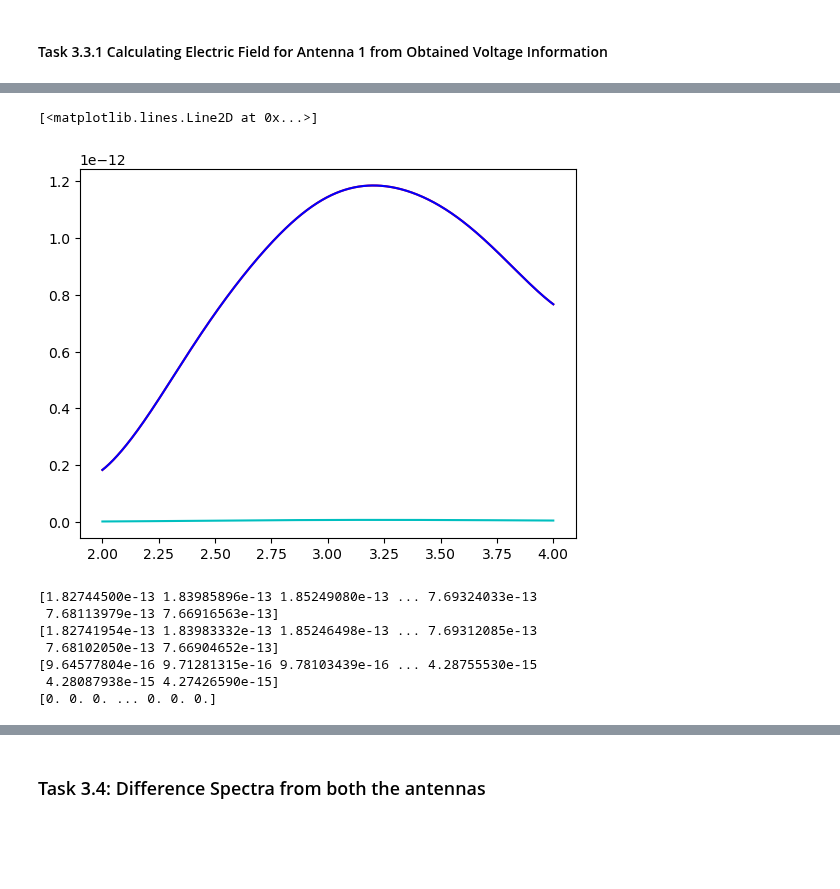
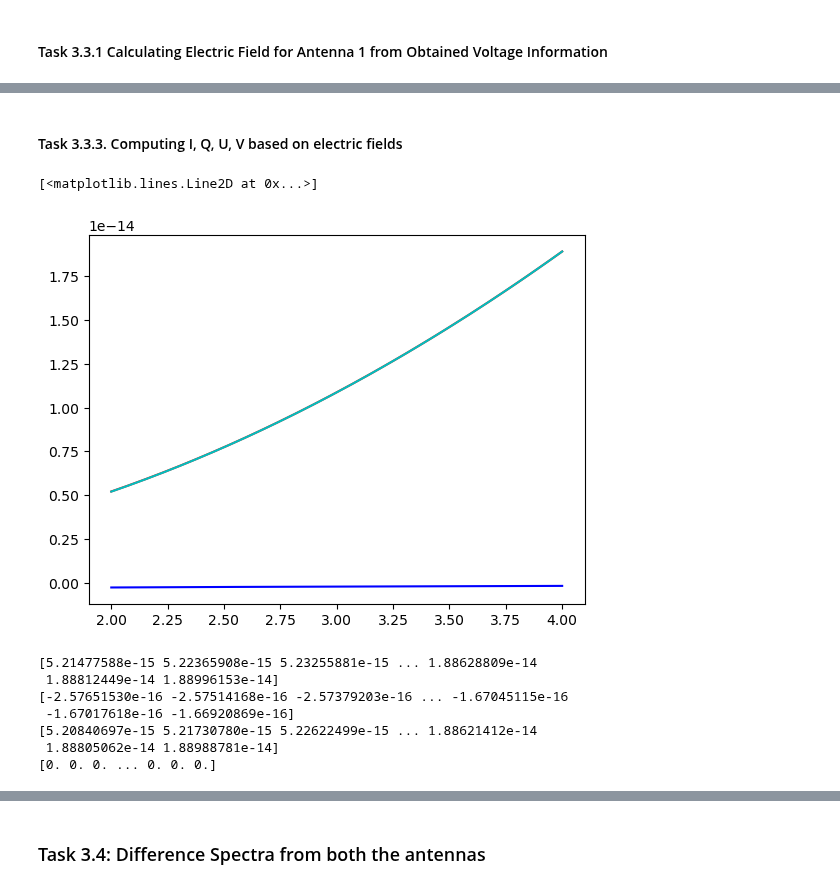
Before and after one commit to mayurisrao/APSERa, a Jupyter notebook: Apsera_Dual_Polarization_Modification.ipynb, the cells around one changed output, grey strips where cells are left out. Cells and saved outputs as stored; diff of their text form; code cells hidden in the pictures; blank space fills up the shorter version.

Commit message:
Updated Stokes

```diff
--- a/Apsera_Dual_Polarization_Modification.ipynb
+++ b/Apsera_Dual_Polarization_Modification.ipynb
@@ -635,7 +595,7 @@ while t < n_spectra:
                 Power2 = (maps2 + cmb_intensity2 + Rec_int[j]) * (c**2 / (1e+18 * frequencies[j]**2)) * cwt2
                 #print(Power2)
 
-                Voltage_Real_A2[j] = Voltage_Real_A2[j] + np.sqrt(2 * Power * Impedance[j])  # Volate calculation for Antenna 1 with S11 values
+                Voltage_Real_A2[j] = Voltage_Real_A2[j] + np.sqrt(2 * Power2 * Impedance[j])  # Volate calculation for Antenna 1 with S11 values
                 #print(Voltage_Real)
 
                 final_temp2 = (Power2/P_dif[j])*(T_hot-T_cold)
@@ -770,15 +726,15 @@ plt.plot(Ele_field_2)
+# %% [markdown]
+#### Task 3.3.3. Computing I, Q, U, V based on electric fields
 # %%
-I = ((Ele_field_1**2) + (Ele_field_2**2))
-Q = ((Ele_field_1**2) - (Ele_field_2**2))
-U = 2*Ele_field_1*Ele_field_2
+I = (((Ele_field_1**2)/Impedance) + ((Ele_field_2**2)/Impedance))
+Q = (((Ele_field_1**2)/Impedance) - ((Ele_field_2**2)/Impedance))
+U = (2*Ele_field_1*Ele_field_2)/Impedance
 V = [0]*No_of_Channels
 
 plt.plot(frequencies, I, 'r')
 plt.plot(frequencies, Q, 'b')
 plt.plot(frequencies, U, 'c')
-
-#plt.plot(frequencies, Q1[0][:,0])
 # %% [output]
 [<matplotlib.lines.Line2D at 0x...>]
-[figure, old version]
+[figure, new version]
 # %%
@@ -795,4 +751,7 @@ Final_Pol = np.zeros((4,1001))
 # %%
+#Carrying out matrix multiplication to compute Final Stokes parameters
+
+Final_Pol = np.zeros((4,1001))
 for i in range(len(identity)):
    # iterate through columns of Y
    for j in range(len(Sky_Pol[0])):
@@ -803,12 +762,12 @@ for i in range(len(identity)):
 for r in Final_Pol:
    print(r)
 # %% [output]
-[1.82744500e-13 1.83985896e-13 1.85249080e-13 ... 7.69324033e-13
- 7.68113979e-13 7.66916563e-13]
-[1.82741954e-13 1.83983332e-13 1.85246498e-13 ... 7.69312085e-13
- 7.68102050e-13 7.66904652e-13]
-[9.64577804e-16 9.71281315e-16 9.78103439e-16 ... 4.28755530e-15
- 4.28087938e-15 4.27426590e-15]
+[5.21477588e-15 5.22365908e-15 5.23255881e-15 ... 1.88628809e-14
+ 1.88812449e-14 1.88996153e-14]
+[-2.57651530e-16 -2.57514168e-16 -2.57379203e-16 ... -1.67045115e-16
+ -1.67017618e-16 -1.66920869e-16]
+[5.20840697e-15 5.21730780e-15 5.22622499e-15 ... 1.88621412e-14
+ 1.88805062e-14 1.88988781e-14]
 [0. 0. 0. ... 0. 0. 0.]
 # %%
 plt.plot(Final_Pol[:,2])
```
Also changed, not shown: parts of 40 cells of this notebook.
